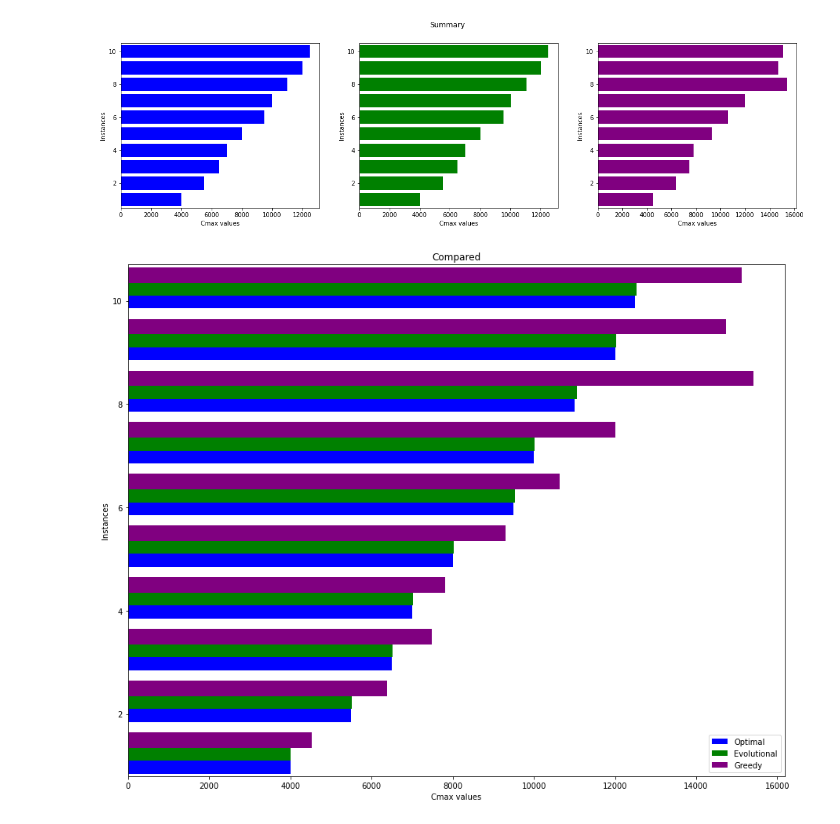
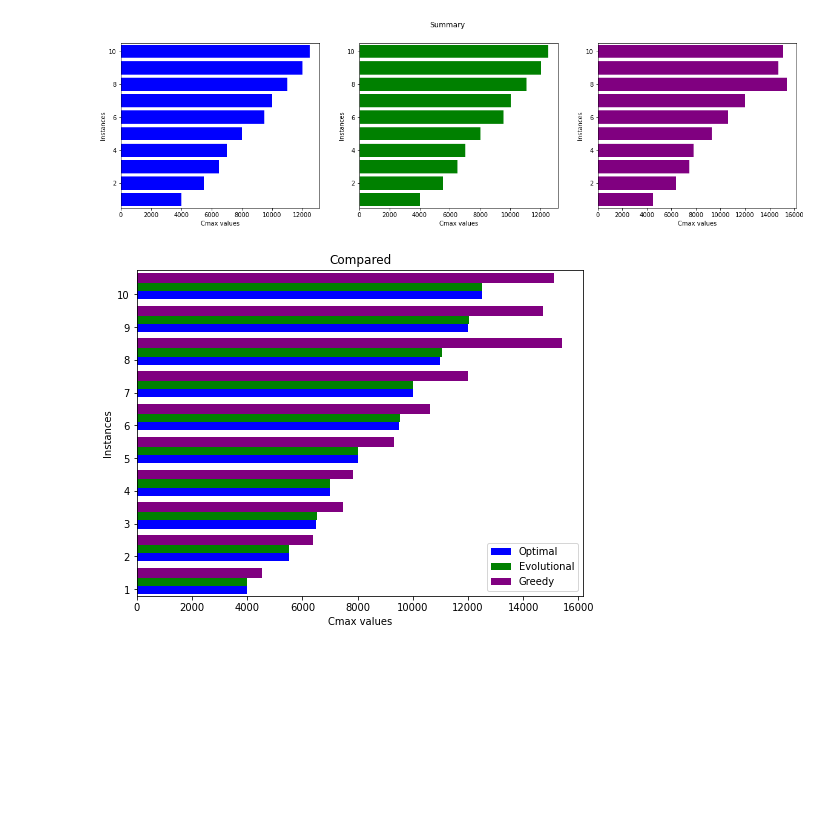
Before and after one commit to GPlaczek/PCmax, a Jupyter notebook: FullReview.ipynb, the cells around one changed output. Cells and saved outputs as stored; diff of their text form; code cells hidden in the pictures; blank space fills up the shorter version.

```diff
--- a/FullReview.ipynb
+++ b/FullReview.ipynb
@@ -0,0 +7,19 @@
+# %%
+import os
+def mkdir(directory):
+    try:
+        os.mkdir(directory)
+    except:
+        pass # print('Dir already exists.')
+
+OUTPUTS_DIR = 'outputs'
+PLOTS_DIR = 'plots'
+INST_DIR = 'instances'
+PLOTS_DIR = 'plots'
+BINS_DIR = 'bin'
+
+mkdir(OUTPUTS_DIR)
+mkdir(PLOTS_DIR)
+mkdir(INST_DIR)
+mkdir(PLOTS_DIR)
+mkdir(BINS_DIR)
@@ -1,11 +57,8 @@
 # %%
-import os
 import numpy as np
 from matplotlib import pyplot as plt
 import pandas as pd
 from pandas.plotting import table
-PATH = os.path.abspath('')
-OUTPUT_DIR = 'outputs'
 INSTANCES = 10
 # %%
 summary = []
@@ -80,19 +125,20 @@ plt.show()
 # %% [output]
 [figure]
 # %%
-plt.figure(figsize=(15,12))
-plt.ylim(0.8,INSTANCES+0.7)
+plt.figure(figsize=(8,6))
+plt.ylim(0.8,INSTANCES+0.75)
 plt.barh(y, x_opt, color='blue', height=0.3)
 plt.barh(y+0.25, x_ev, color='green', height=0.3)
 plt.barh(y+0.5, x_gr, color='purple', height=0.3)
 plt.legend(["Optimal", "Evolutional", "Greedy"])
 plt.title('Compared')
 plt.xlabel('Cmax values')
 plt.ylabel('Instances')
-plt.savefig(PATH + '/plots/compared.svg')
+plt.yticks(y,y)
+plt.savefig(PATH + '/plots/compared.svg', transparent=False, facecolor='w')
 plt.show()
 # %% [output]
-[figure, old version]
+[figure, new version]
 # %%
 import dataframe_image as dfi
 
```
Also changed, not shown: parts of 11 cells of this notebook, 3 other files.
